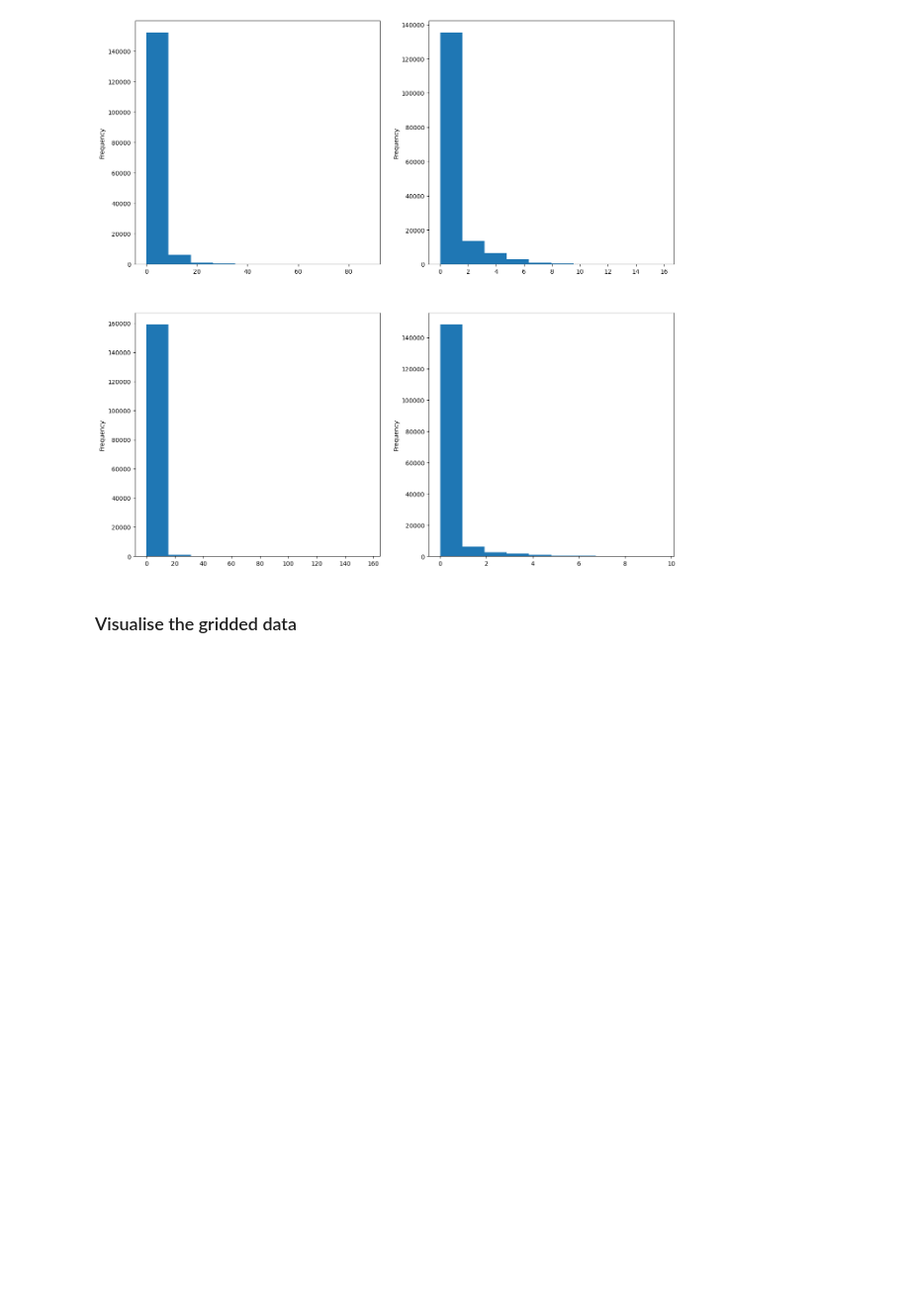
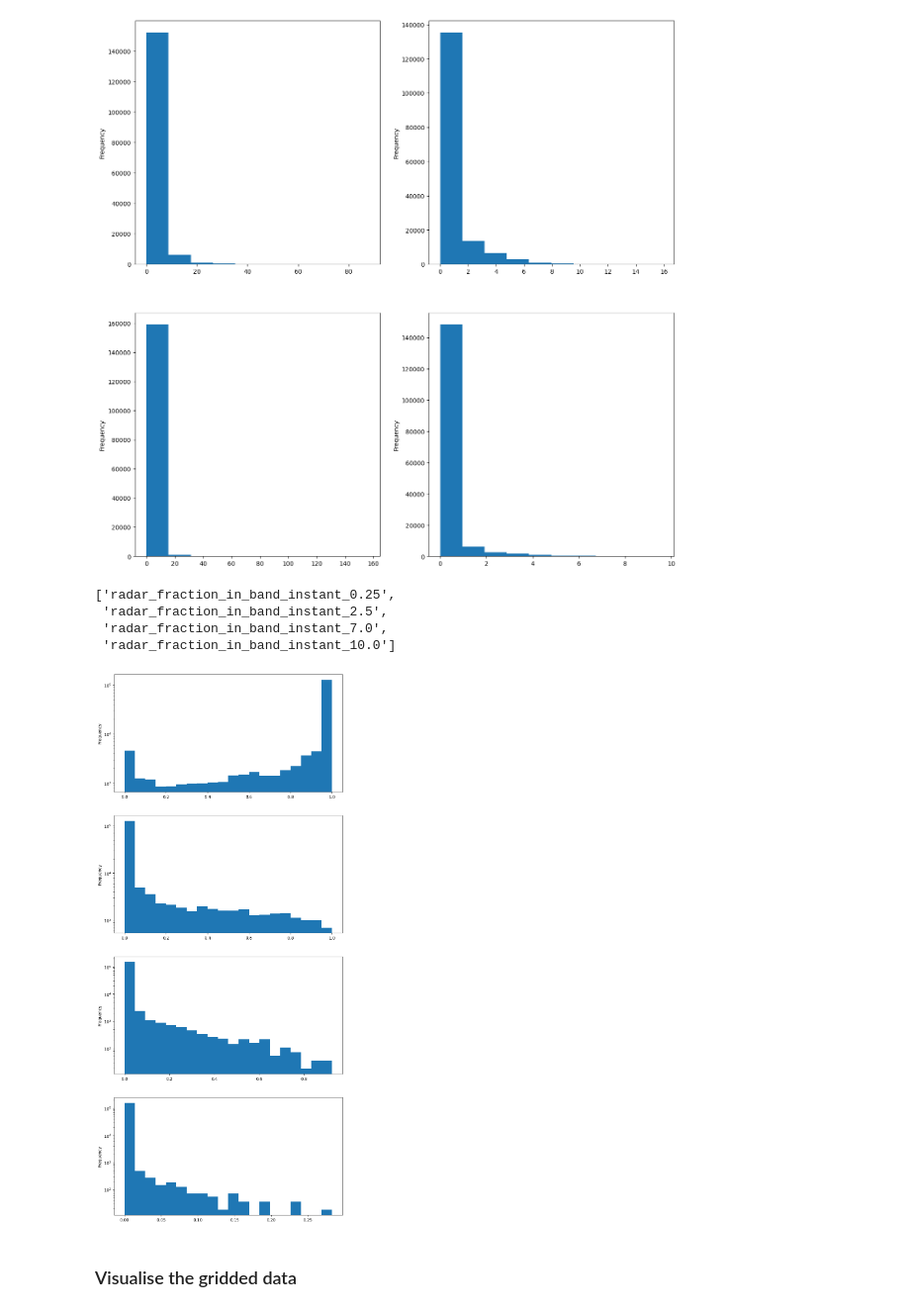
Before and after one commit to informatics-lab/precip_rediagnosis, a Jupyter notebook: data_prep/azureml/prd_data_verification_azml_dataset.ipynb, the cells around one changed output. Shown at 99% size. Saved outputs shown, nothing was run; the diff lists cells and outputs as text; code cells hidden in the pictures; blank space fills up the shorter version.

```diff
--- a/data_prep/azureml/prd_data_verification_azml_dataset.ipynb
+++ b/data_prep/azureml/prd_data_verification_azml_dataset.ipynb
@@ -89,8 +90,8 @@ start_datestring = f'{event_start_dt.year:04d}{event_start_dt.month:02d}{event_s
 end_datestring = f'{event_end_dt.year:04d}{event_end_dt.month:02d}{event_end_dt.day:02d}T{event_end_dt.hour:02d}{event_end_dt.minute:02d}Z'
 final_datestring = f'{final_timestamp.year:04d}{final_timestamp.month:02d}{final_timestamp.day:02d}T{final_timestamp.hour:02d}{final_timestamp.minute:02d}Z'
 # %%
-train202208_datastore_name = 'precip_rediagnosis_train202208'
-prd_merged_file_dataset_name = 'prd_merged_csv_files'
+prd_datastore_name = 'precip_rediagnosis_train202209'
+prd_merged_file_dataset_name = 'prd_merged_all_events_files'
 prd_prefix = 'prd'
 merged_prefix = prd_prefix + '_merged'
 csv_file_suffix = 'csv'
@@ -99,9 +104,11 @@ prd_ws = azureml.core.Workspace.from_config()
 # %%
 create_dataset = False
 if create_dataset:
-    train202208_datastore = azureml.core.Datastore.get(prd_ws, train202208_datastore_name)
-    train202208_dataset_all = azureml.data.FileDataset.File.from_files((train202208_datastore, f'{prd_prefix}/*/{merged_prefix}*csv'))
+    print('creating dataset')
+    prd_datastore = azureml.core.Datastore.get(prd_ws, prd_datastore_name)
+    prd_dataset_all = azureml.data.FileDataset.File.from_files((train202208_datastore, f'{prd_prefix}/*/{merged_prefix}*csv'))
 else:
-    train202208_dataset_all = azureml.core.Dataset.get_by_name(prd_ws, name=prd_merged_file_dataset_name)
-train202208_dataset_all
+    print('retrieving dataset')
+    prd_dataset_all = azureml.core.Dataset.get_by_name(prd_ws, name=prd_merged_file_dataset_name)
+prd_dataset_all
 # %% [output]
@@ -147,15 +155,15 @@ mogreps_g_df_fname = f'prd_mogreps_g_006H_{start_datestring}_{final_datestring}.
 merged_df_fname = f'prd_merged_{start_datestring}_{final_datestring}.csv'
 # %%
 load_all = False
-with train202208_dataset_all.mount() as train202208_file_mount:
+with prd_dataset_all.mount() as prd_all_file_mount:
     if load_all:
         print('loading all data')
-        prd_path_list = [p1 for p1 in pathlib.Path(train202208_file_mount.mount_point).rglob(f'{merged_prefix}*{csv_file_suffix}') ]
+        prd_path_list = [p1 for p1 in pathlib.Path(prd_all_file_mount.mount_point).rglob(f'{merged_prefix}*{csv_file_suffix}') ]
         merged_df = pandas.concat([pandas.read_csv(p1) for p1 in prd_path_list])
     else:
         selected_event_name = dataset_config['event_name']
         print(f'load data for event {selected_event_name}')
-        merged_df = pandas.read_csv(pathlib.Path(train202208_file_mount.mount_point) / dataset_config['event_name'] / merged_df_fname)
+        merged_df = pandas.read_csv(pathlib.Path(prd_all_file_mount.mount_point) / dataset_config['event_name'] / merged_df_fname)
 merged_df
 # %% [output]
 Volume mount is not enabled.
@@ -277,6 +311,21 @@ prd_merged_df['radar_mean_rain_instant'].plot.hist(ax=ax1)
 # %% [output]
 <AxesSubplot:ylabel='Frequency'>
 [figure]
+# %%
+[c1 for c1 in prd_merged_df.columns if 'radar_fraction' in c1 and 'instant' in c1]
+# %% [output]
+['radar_fraction_in_band_instant_0.25',
+ 'radar_fraction_in_band_instant_2.5',
+ 'radar_fraction_in_band_instant_7.0',
+ 'radar_fraction_in_band_instant_10.0']
+# %%
+fig1 = matplotlib.pyplot.figure('histogram of fraction in rainfall bands', figsize=(10,30))
+cols_to_plot = [c1 for c1 in prd_merged_df.columns if 'band' in c1 and 'instant' in c1]
+for ix1, c1 in enumerate(cols_to_plot):
+    ax1 = fig1.add_subplot(5,1,ix1+1)
+    _ = prd_merged_df[c1].plot.hist(bins=20,ax=ax1, log=True)
+# %% [output]
+[figure, added]
 # %% [markdown]
 ### Visualise the gridded data
 # %%
```
Also changed, not shown: parts of 15 cells of this notebook, 1 other file.
